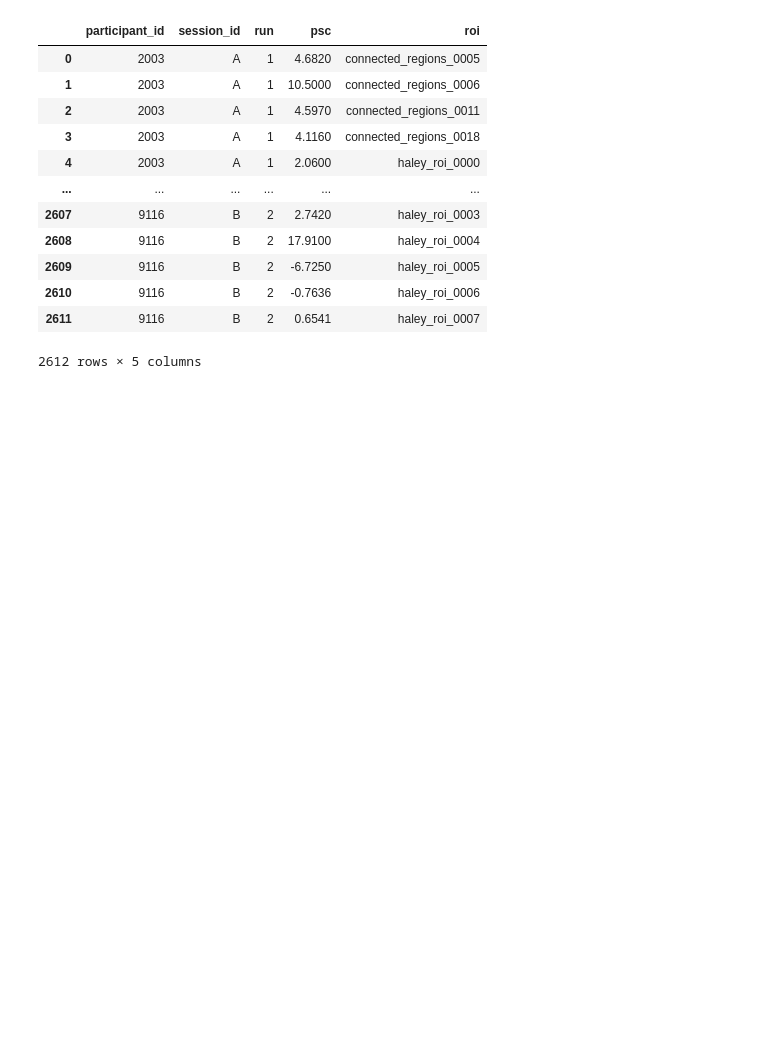
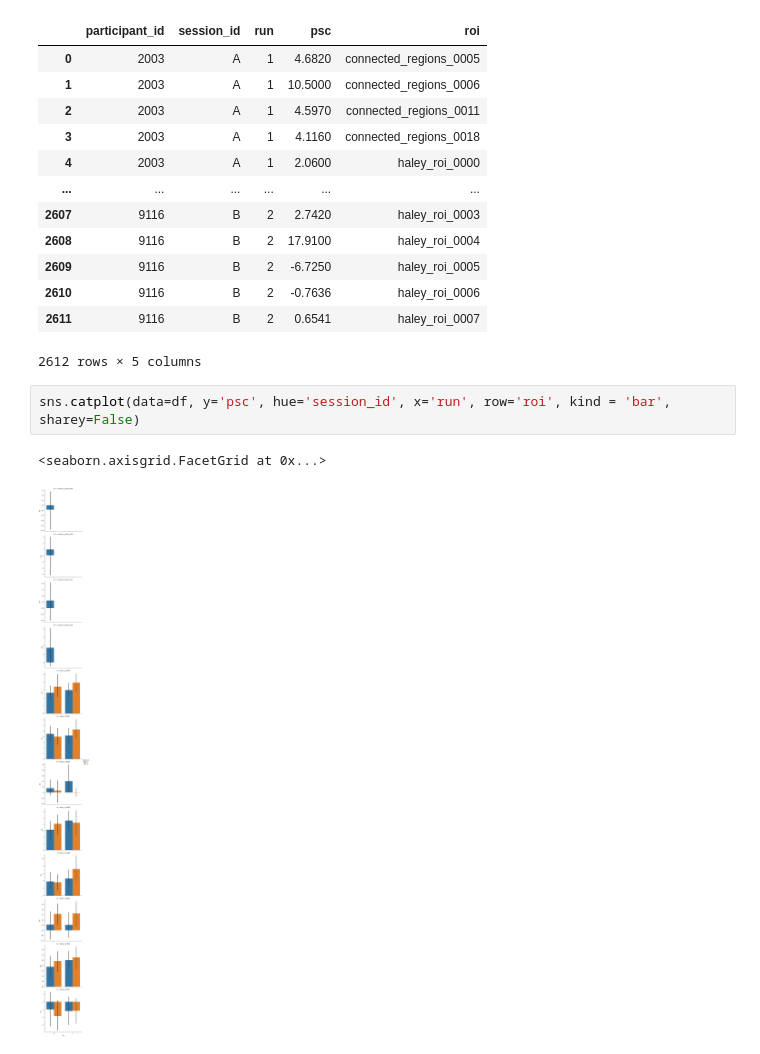
Before and after one commit to tbweng/lllt, a Jupyter notebook: lme.ipynb, the cells around one changed output. Saved outputs shown, nothing was run; the diff lists cells and outputs as text; blank space fills up the shorter version.

```diff
--- a/lme.ipynb
+++ b/lme.ipynb
@@ -432,3 +433,8 @@ df
 | 2610 | 9116 | B | 2 | -0.7636 | haley_roi_0006 |
 | 2611 | 9116 | B | 2 | 0.6541 | haley_roi_0007 |
 2612 rows × 5 columns
+# %%
+sns.catplot(data=df, y='psc', hue='session_id', x='run', row='roi', kind = 'bar', sharey=False)
+# %% [output]
+<seaborn.axisgrid.FacetGrid at 0x...>
+[figure, added]
```
Also changed, not shown: parts of 1 cell of this notebook.
